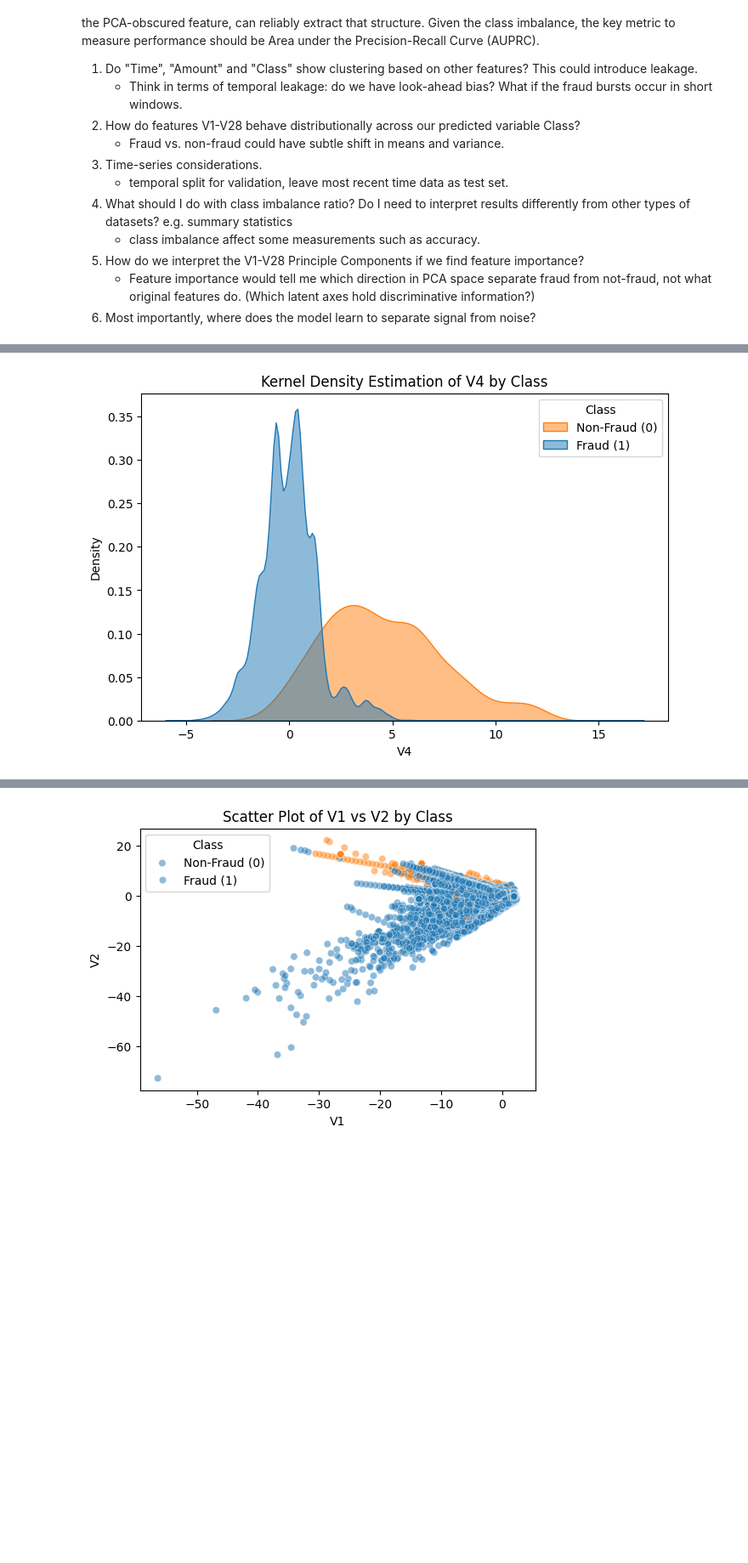
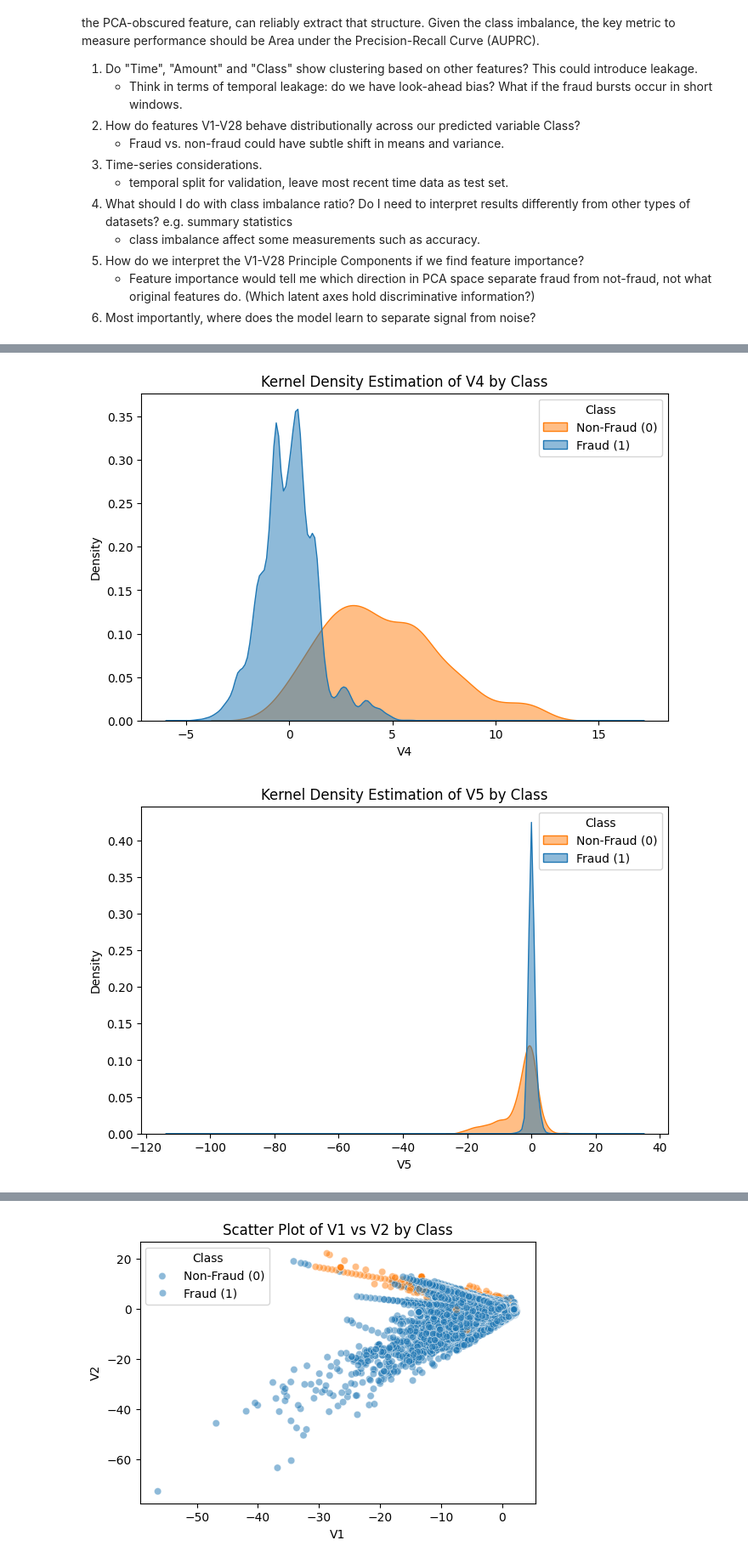
Before and after one commit to GJQu/cc-fraud-detection, a Jupyter notebook: notebooks/eda.ipynb, the cells around one changed output, grey strips where cells are left out. Shown at 85% size. Cells and saved outputs as stored; diff of their text form; code cells hidden in the pictures; blank space fills up the shorter version.

Commit message:
update plots

```diff
--- a/notebooks/eda.ipynb
+++ b/notebooks/eda.ipynb
@@ -65,18 +83,19 @@ print(data.describe().T)  # transpose for better readability
 # %%
 # Kernel Density Estimation Plots for 'Time' and 'Amount' by 'Class'
-features_to_plot = ['Time', 'Amount', 'V1', 'V2', 'V3', 'V4']
+features_to_plot = ['Time', 'Amount', 'V1', 'V2', 'V3', 'V4','V5', 'V6', 'V7', 'V8', 'V9', 'V10']
 for feature in features_to_plot:
     plt.figure(figsize=(8, 5))
     sns.kdeplot(data=data, x=feature, hue='Class', common_norm=False, fill=True, alpha=0.5)
     plt.title(f'Kernel Density Estimation of {feature} by Class')
     plt.xlabel(feature)
     plt.ylabel('Density')
     plt.legend(title='Class', labels=['Non-Fraud (0)', 'Fraud (1)'])
     plt.show()
 # %% [output]
 [figure]
 [figure]
 [figure]
 [figure]
 [figure]
 [figure]
+[figure, added]
```
Also changed, not shown: parts of 12 cells of this notebook, 1 other file.
